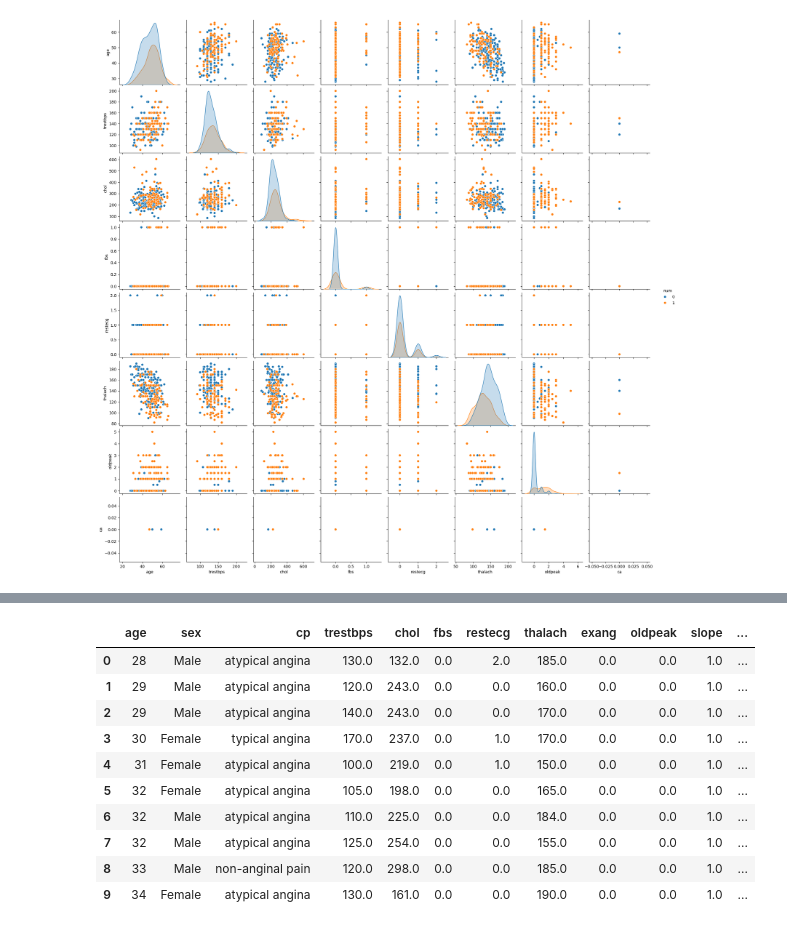
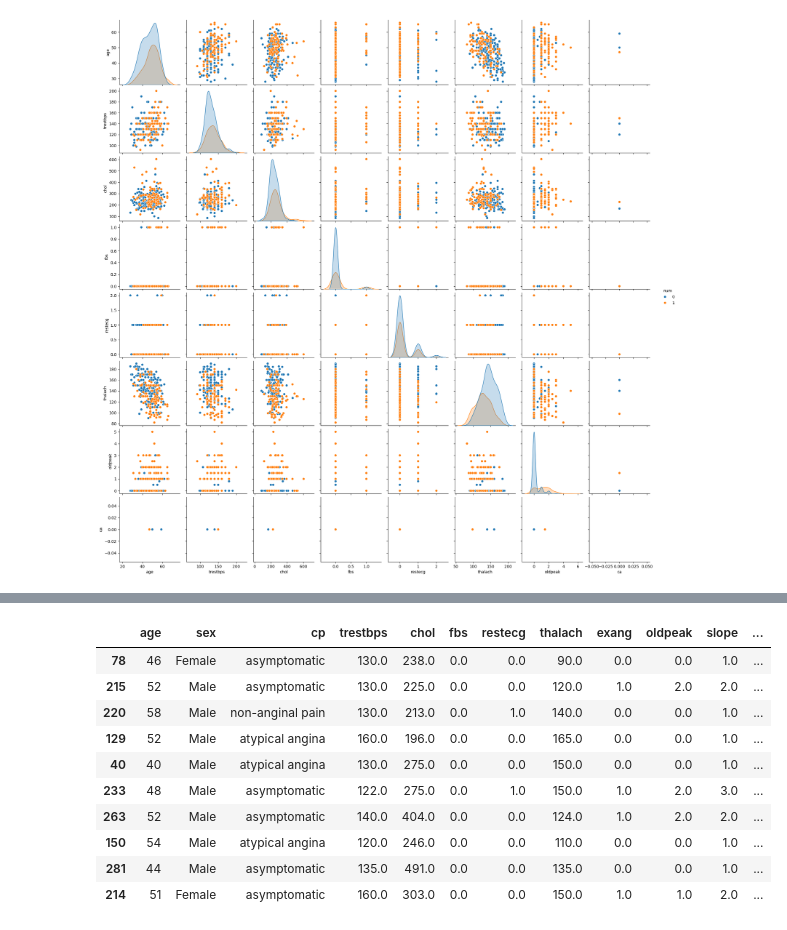
Before and after one commit to Mcaldas11/IA-class, a Jupyter notebook: notebook/heartAtack_randomForest.ipynb, the cells around one changed output, grey strips where cells are left out. Saved outputs shown, nothing was run; the diff lists cells and outputs as text; code cells hidden in the pictures.

```diff
--- a/notebook/heartAtack_randomForest.ipynb
+++ b/notebook/heartAtack_randomForest.ipynb
@@ -111,15 +137,16 @@ df['thal'] = df['thal'].map({"normal": 1, "reversible": 2, "fixed": 3})
 df['thal'] = df['thal'].replace(np.nan, 1)
 # %%
-df.head(10)
+# Verifica as primeiras linhas
+df.sample(10)
 # %% [output]
 |  | age | sex | cp | trestbps | chol | fbs | restecg | thalach | exang | oldpeak | slope | ... |
-| 0 | 28 | Male | atypical angina | 130.0 | 132.0 | 0.0 | 2.0 | 185.0 | 0.0 | 0.0 | 1.0 | ... |
-| 1 | 29 | Male | atypical angina | 120.0 | 243.0 | 0.0 | 0.0 | 160.0 | 0.0 | 0.0 | 1.0 | ... |
-| 2 | 29 | Male | atypical angina | 140.0 | 243.0 | 0.0 | 0.0 | 170.0 | 0.0 | 0.0 | 1.0 | ... |
-| 3 | 30 | Female | typical angina | 170.0 | 237.0 | 0.0 | 1.0 | 170.0 | 0.0 | 0.0 | 1.0 | ... |
-| 4 | 31 | Female | atypical angina | 100.0 | 219.0 | 0.0 | 1.0 | 150.0 | 0.0 | 0.0 | 1.0 | ... |
-| 5 | 32 | Female | atypical angina | 105.0 | 198.0 | 0.0 | 0.0 | 165.0 | 0.0 | 0.0 | 1.0 | ... |
-| 6 | 32 | Male | atypical angina | 110.0 | 225.0 | 0.0 | 0.0 | 184.0 | 0.0 | 0.0 | 1.0 | ... |
-| 7 | 32 | Male | atypical angina | 125.0 | 254.0 | 0.0 | 0.0 | 155.0 | 0.0 | 0.0 | 1.0 | ... |
-| 8 | 33 | Male | non-anginal pain | 120.0 | 298.0 | 0.0 | 0.0 | 185.0 | 0.0 | 0.0 | 1.0 | ... |
-| 9 | 34 | Female | atypical angina | 130.0 | 161.0 | 0.0 | 0.0 | 190.0 | 0.0 | 0.0 | 1.0 | ... |
+| 78 | 46 | Female | asymptomatic | 130.0 | 238.0 | 0.0 | 0.0 | 90.0 | 0.0 | 0.0 | 1.0 | ... |
+| 215 | 52 | Male | asymptomatic | 130.0 | 225.0 | 0.0 | 0.0 | 120.0 | 1.0 | 2.0 | 2.0 | ... |
+| 220 | 58 | Male | non-anginal pain | 130.0 | 213.0 | 0.0 | 1.0 | 140.0 | 0.0 | 0.0 | 1.0 | ... |
+| 129 | 52 | Male | atypical angina | 160.0 | 196.0 | 0.0 | 0.0 | 165.0 | 0.0 | 0.0 | 1.0 | ... |
+| 40 | 40 | Male | atypical angina | 130.0 | 275.0 | 0.0 | 0.0 | 150.0 | 0.0 | 0.0 | 1.0 | ... |
+| 233 | 48 | Male | asymptomatic | 122.0 | 275.0 | 0.0 | 1.0 | 150.0 | 1.0 | 2.0 | 3.0 | ... |
+| 263 | 52 | Male | asymptomatic | 140.0 | 404.0 | 0.0 | 0.0 | 124.0 | 1.0 | 2.0 | 2.0 | ... |
+| 150 | 54 | Male | atypical angina | 120.0 | 246.0 | 0.0 | 0.0 | 110.0 | 0.0 | 0.0 | 1.0 | ... |
+| 281 | 44 | Male | asymptomatic | 135.0 | 491.0 | 0.0 | 0.0 | 135.0 | 0.0 | 0.0 | 1.0 | ... |
+| 214 | 51 | Female | asymptomatic | 160.0 | 303.0 | 0.0 | 0.0 | 150.0 | 1.0 | 1.0 | 2.0 | ... |
```
Also changed, not shown: parts of 12 cells of this notebook, 4 other files.
